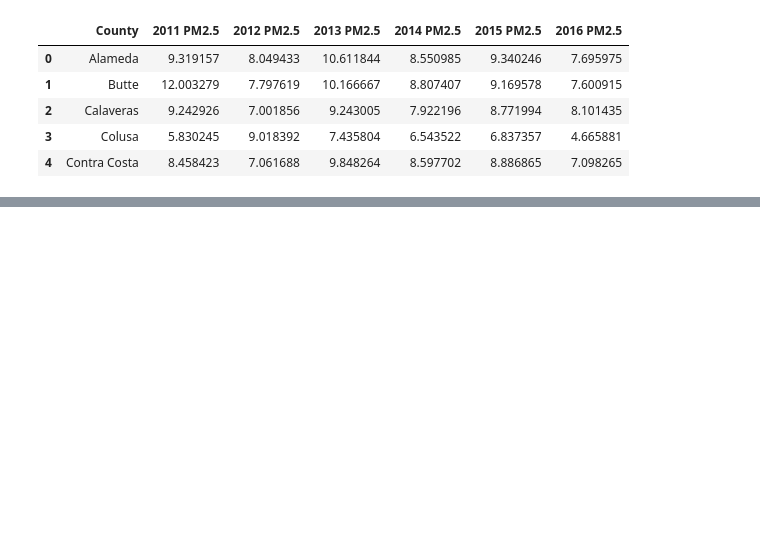
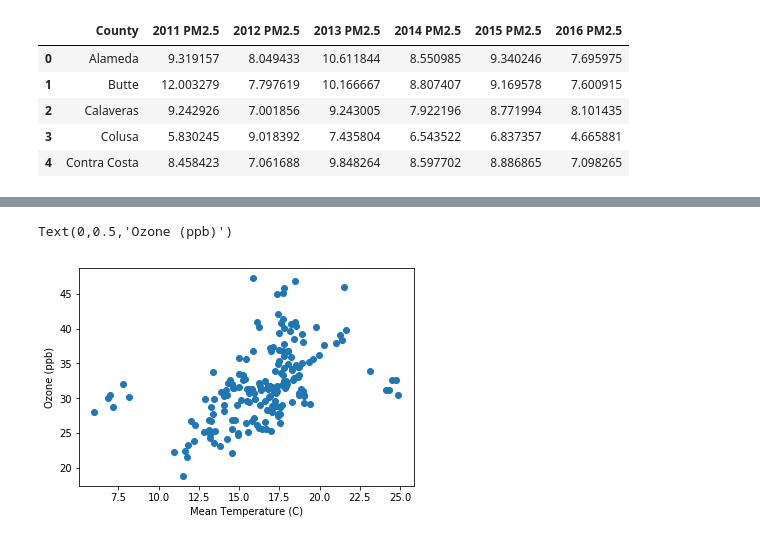
Before and after one commit to shaheen19/Climate-myth, a Jupyter notebook: asthma.ipynb, the cells around one changed output, grey strips where cells are left out. Cells and saved outputs as stored; diff of their text form; code cells hidden in the pictures; blank space fills up the shorter version.

```diff
--- a/asthma.ipynb
+++ b/asthma.ipynb
@@ -805,0 +1194,7 @@ f.savefig(f'Images/aqivspm252011to2016.png')
+# %%
+plt.scatter(ozone_temp_pm25_df['Mean Temp (C)'], ozone_temp_pm25_df['Ozone (ppb)'])
+plt.xlabel("Mean Temperature (C)")
+plt.ylabel("Ozone (ppb)")
+# %% [output]
+Text(0,0.5,'Ozone (ppb)')
+[figure, added]
```
Also changed, not shown: parts of 86 cells of this notebook.
